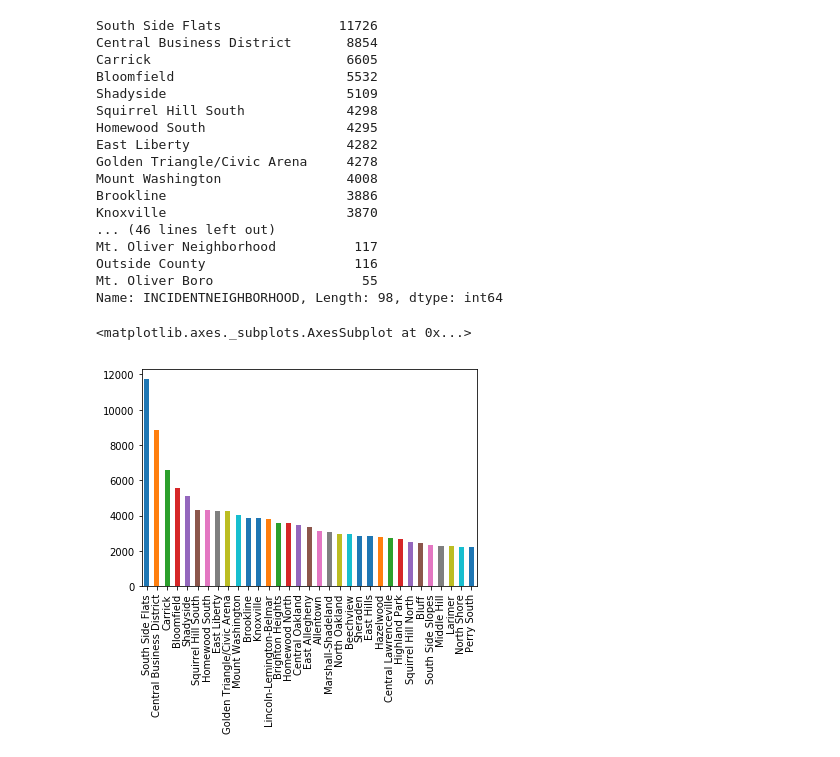
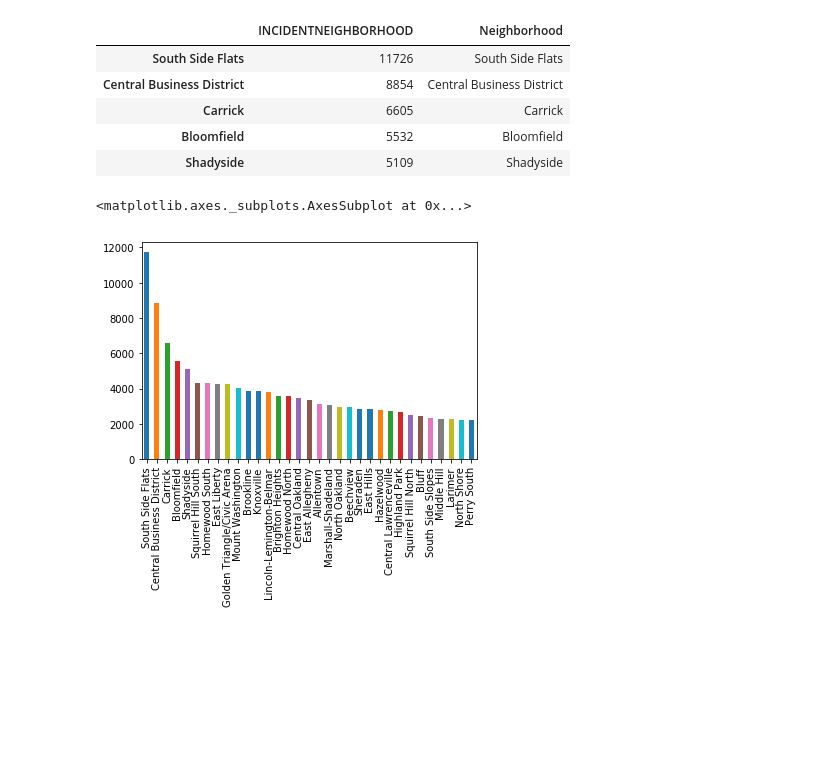
Before and after one commit to dcipicchio/CMPINF-group-8-final-project, a Jupyter notebook: Crimes_by_Neighborhood.ipynb, the cells around one changed output. Drawn from its saved outputs; the diff is of its cells as text; code cells hidden in the pictures; blank space fills up the shorter version.

```diff
--- a/Crimes_by_Neighborhood.ipynb
+++ b/Crimes_by_Neighborhood.ipynb
@@ -15,25 +15,16 @@ police.head()
 | 8878 | 2818870 | 16053508.0 | 99 | 2016-03-25T15:25:00 | 200 Block East Ohio ST Pittsburgh... | Y | Allegheny Center | ... |
 # %%
 crimesPerNeighborhood = police['INCIDENTNEIGHBORHOOD'].value_counts()
-crimesPerNeighborhood
+crimesFrame = pd.DataFrame(crimesPerNeighborhood)
+crimesFrame['Neighborhood'] = list(crimesFrame.index)
+crimesFrame.head()
 # %% [output]
-South Side Flats               11726
-Central Business District       8854
-Carrick                         6605
-Bloomfield                      5532
-Shadyside                       5109
-Squirrel Hill South             4298
-Homewood South                  4295
-East Liberty                    4282
-Golden Triangle/Civic Arena     4278
-Mount Washington                4008
-Brookline                       3886
-Knoxville                       3870
-... (46 lines left out)
-Mt. Oliver Neighborhood          117
-Outside County                   116
-Mt. Oliver Boro                   55
-Name: INCIDENTNEIGHBORHOOD, Length: 98, dtype: int64
+|  | INCIDENTNEIGHBORHOOD | Neighborhood |
+| South Side Flats | 11726 | South Side Flats |
+| Central Business District | 8854 | Central Business District |
+| Carrick | 6605 | Carrick |
+| Bloomfield | 5532 | Bloomfield |
+| Shadyside | 5109 | Shadyside |
 # %%
 crimesPerNeighborhood.iloc[0:33].plot.bar()
 # %% [output]
```
Also changed, not shown: parts of 4 cells of this notebook.
